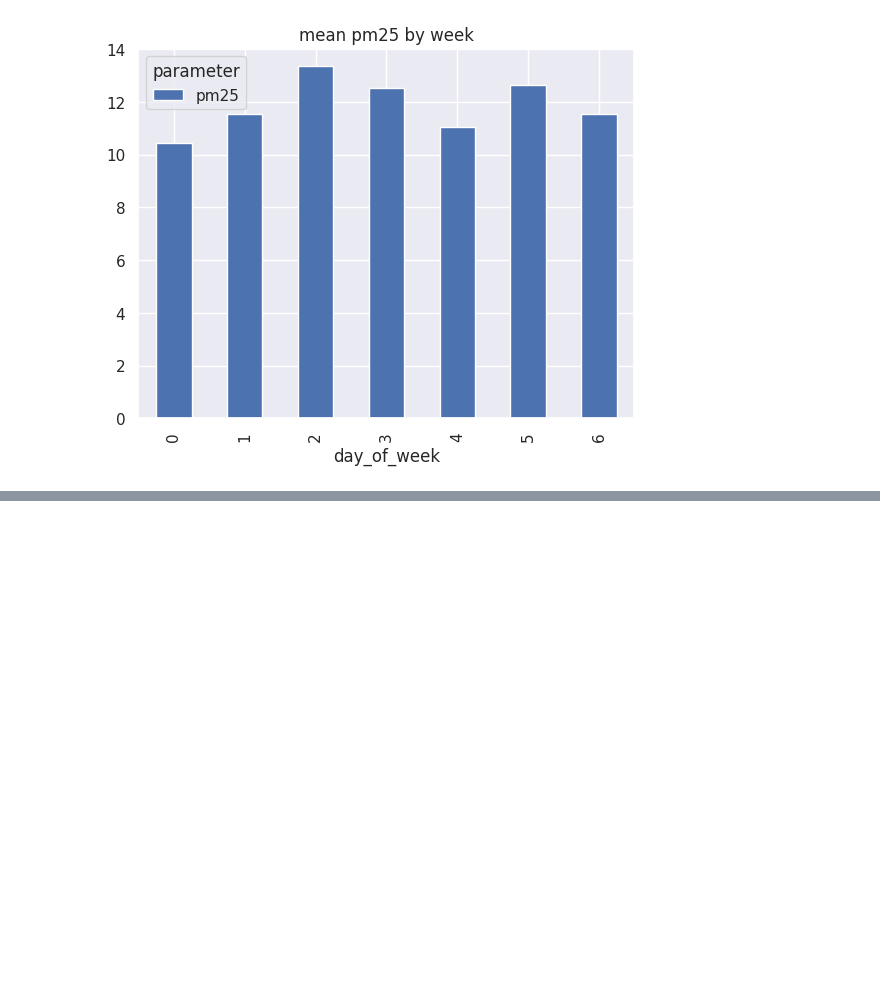
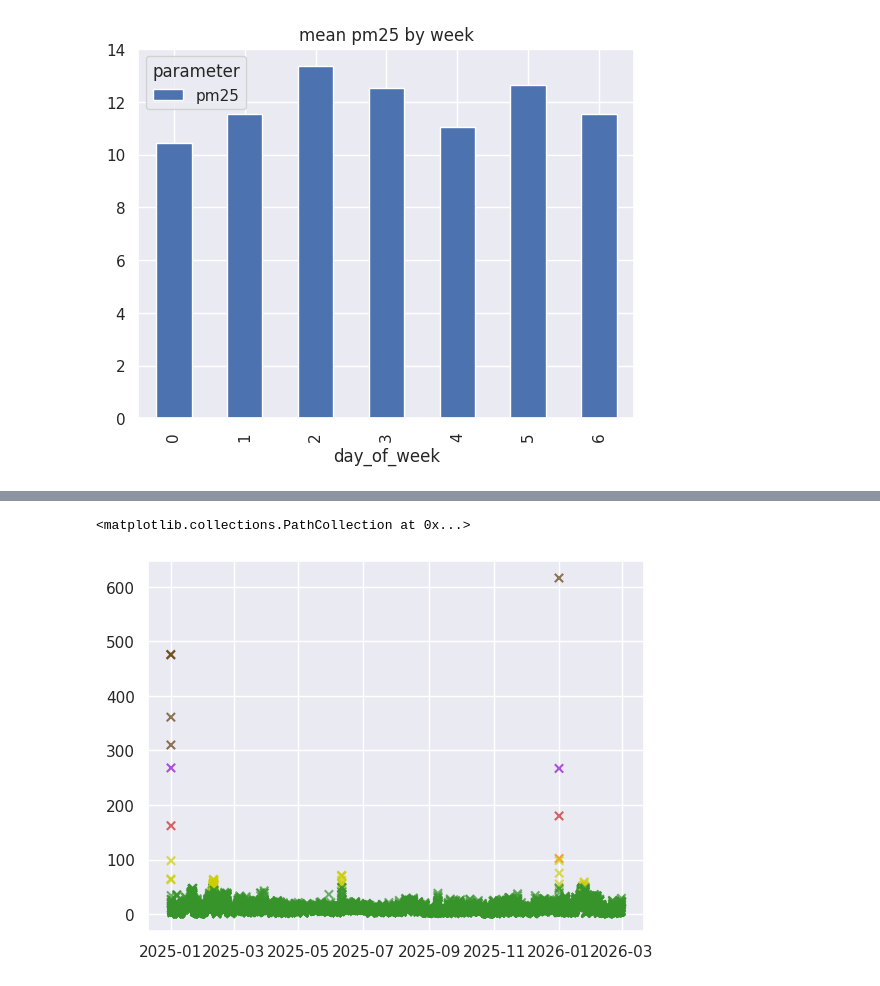
Before and after one commit to Lucamiras/air_quality_sensor, a Jupyter notebook: notebooks/eda.ipynb, the cells around one changed output, grey strips where cells are left out. Saved outputs shown, nothing was run; the diff lists cells and outputs as text; code cells hidden in the pictures; blank space fills up the shorter version.

```diff
--- a/notebooks/eda.ipynb
+++ b/notebooks/eda.ipynb
@@ -78,3 +79,40 @@ df2
 | 9087 | 2026-02-28 21:00:00+00:00 | 23.3 |
 | 9088 | 2026-02-28 22:00:00+00:00 | 21.9 |
 9089 rows × 2 columns
+# %%
+def match_value_to_color_hex(value: float | int) -> str:
+    if isinstance(value, float):
+        value = int(value)
+    if value in range(0, 50):
+        return "#37942b"
+    elif value in range(51, 100):
+        return "#cccf05"
+    elif value in range(101, 150):
+        return "#ff7300"
+    elif value in range(151, 200):
+        return "#cf2323"
+    elif value in range(201, 300):
+        return "#930dd1"
+    elif value > 300:
+        return "#643f0f"
+    else:
+        return "#ffc7f8"
+
+
+def match_value_to_color_string(value: float | int) -> str:
+    if isinstance(value, float):
+        value = int(value)
+    if value in range(0, 50):
+        return "green"
+    elif value in range(51, 100):
+        return "yellow"
+    elif value in range(101, 150):
+        return "orange"
+    elif value in range(151, 200):
+        return "red"
+    elif value in range(201, 300):
+        return "violet"
+    elif value > 300:
+        return "brown"
+    else:
+        return "white"
@@ -132,0 +191,5 @@ sns.lineplot(data=df2, x="timestamp", y="pm25")
+# %%
+plt.scatter(x=df2["timestamp"], y=df2["pm25"], c=df2["aqi_color_hex"], marker="x", alpha=0.7)
+# %% [output]
+<matplotlib.collections.PathCollection at 0x...>
+[figure, added]
```
Also changed, not shown: parts of 8 cells of this notebook, 1 other file.
